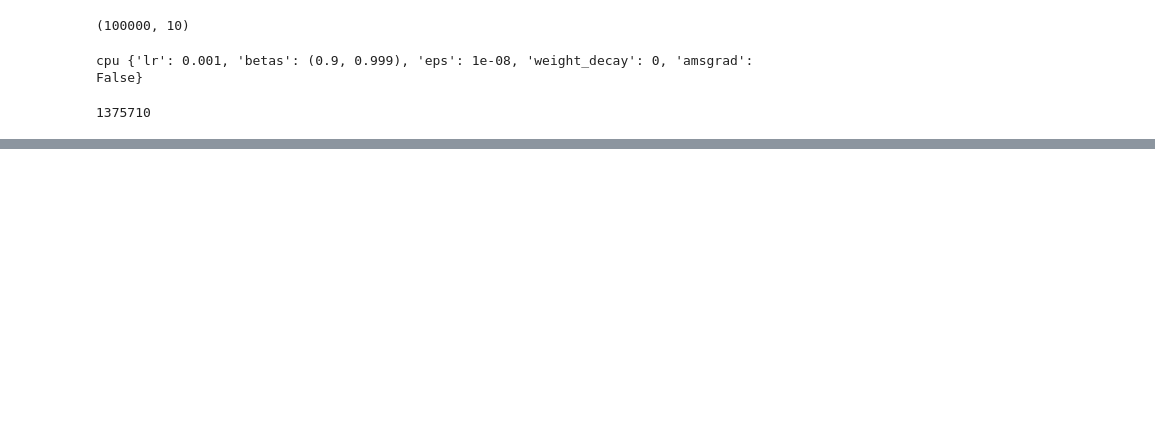
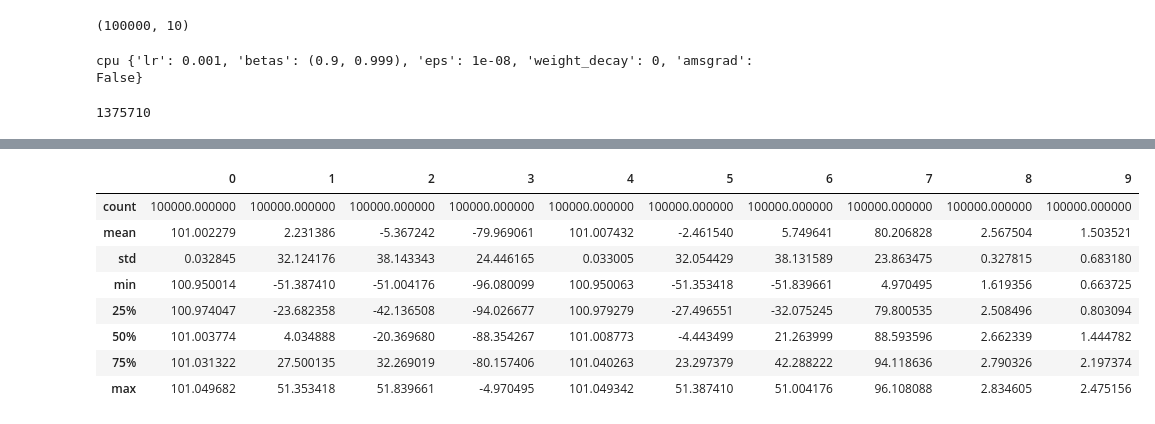
Before and after one commit to marisgg/generative-MC-collisions, a Jupyter notebook: MCS.ipynb, the cells around one changed output, grey strips where cells are left out. Saved outputs shown, nothing was run; the diff lists cells and outputs as text; code cells hidden in the pictures; blank space fills up the shorter version.

```diff
--- a/MCS.ipynb
+++ b/MCS.ipynb
@@ -182,0 +193,2 @@ array([[100.        ,  23.13658617,  34.44653018, ..., -90.98425366,
+# %%
+gan = models.GAN(input_shape = input_dimension)
@@ -182,0 +256,14 @@ array([[100.        ,  23.13658617,  34.44653018, ..., -90.98425366,
+# %%
+gan_generated = scaler.inverse_transform(gan.generate(100_000).detach())
+# %%
+pd.DataFrame(gan_generated).describe()
+# %% [output]
+|  | 0 | 1 | 2 | 3 | 4 | 5 | 6 | 7 | 8 | 9 |
+| count | 100000.000000 | 100000.000000 | 100000.000000 | 100000.000000 | 100000.000000 | 100000.000000 | 100000.000000 | 100000.000000 | 100000.000000 | 100000.000000 |
+| mean | 101.002279 | 2.231386 | -5.367242 | -79.969061 | 101.007432 | -2.461540 | 5.749641 | 80.206828 | 2.567504 | 1.503521 |
+| std | 0.032845 | 32.124176 | 38.143343 | 24.446165 | 0.033005 | 32.054429 | 38.131589 | 23.863475 | 0.327815 | 0.683180 |
+| min | 100.950014 | -51.387410 | -51.004176 | -96.080099 | 100.950063 | -51.353418 | -51.839661 | 4.970495 | 1.619356 | 0.663725 |
+| 25% | 100.974047 | -23.682358 | -42.136508 | -94.026677 | 100.979279 | -27.496551 | -32.075245 | 79.800535 | 2.508496 | 0.803094 |
+| 50% | 101.003774 | 4.034888 | -20.369680 | -88.354267 | 101.008773 | -4.443499 | 21.263999 | 88.593596 | 2.662339 | 1.444782 |
+| 75% | 101.031322 | 27.500135 | 32.269019 | -80.157406 | 101.040263 | 23.297379 | 42.288222 | 94.118636 | 2.790326 | 2.197374 |
+| max | 101.049682 | 51.353418 | 51.839661 | -4.970495 | 101.049342 | 51.387410 | 51.004176 | 96.108088 | 2.834605 | 2.475156 |
```
Also changed, not shown: parts of 25 cells of this notebook, 1 other file.
